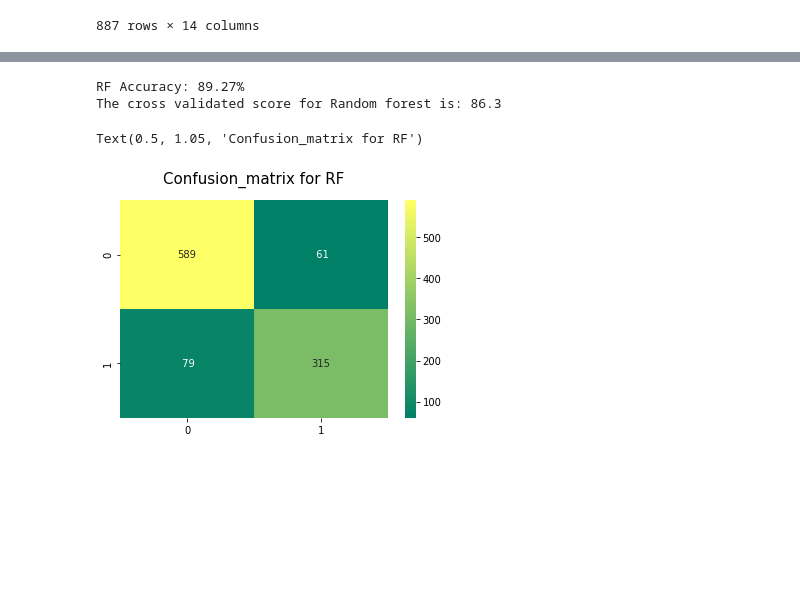
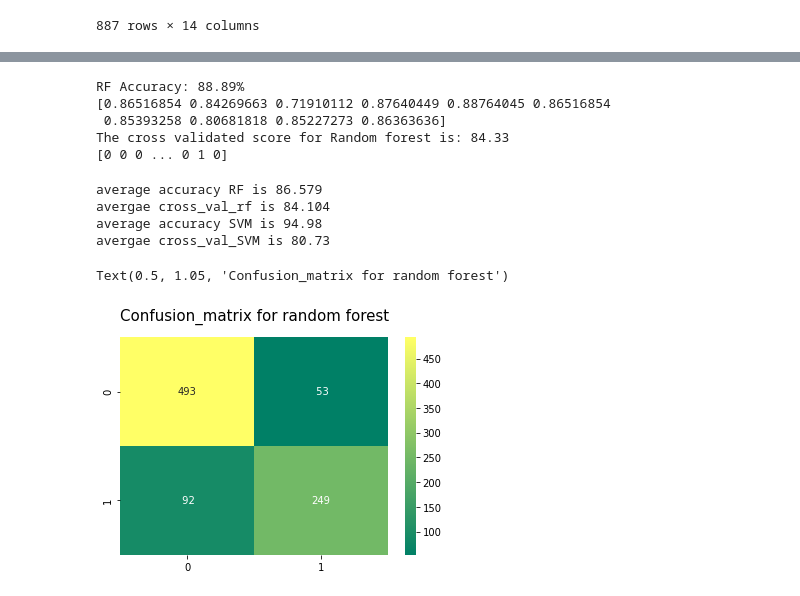
Before and after one commit to Karim-1/data-mining, a Jupyter notebook: assignment1/exercise2/Task 2 newnew.ipynb, the cells around one changed output, grey strips where cells are left out. Drawn from its saved outputs; the diff is of its cells as text; code cells hidden in the pictures; blank space fills up the shorter version.

```diff
--- a/assignment1/exercise2/Task 2 newnew.ipynb
+++ b/assignment1/exercise2/Task 2 newnew.ipynb
@@ -535,22 +576,73 @@ from sklearn.preprocessing import LabelEncoder
 # %%
-from sklearn.model_selection import train_test_split
 
-clf = RandomForestClassifier(n_estimators=600,
-                             min_samples_split=5,
-                             min_samples_leaf=1,
-                             n_jobs=-1)
+
+clf = RandomForestClassifier()
 x_train, x_test, y_train, y_test = train_test_split(label_data, surv_data, test_size=0.2)
 clf.fit(x_train,  np.ravel(y_train))
 print("RF Accuracy: "+repr(round(clf.score(x_test, y_test) * 100, 2)) + "%")
 
 
-result_rf=cross_val_score(clf,x_train,y_train,cv=10,scoring='accuracy')
+result_rf=cross_val_score(clf,col_train,surv_train,cv=10,scoring='accuracy')
+print(result_rf)
 print('The cross validated score for Random forest is:',round(result_rf.mean()*100,2))
-y_pred = cross_val_predict(clf,x_train,y_train,cv=10)
-sns.heatmap(confusion_matrix(y_train,y_pred),annot=True,fmt='3.0f',cmap="summer")
-plt.title('Confusion_matrix for RF', y=1.05, size=15)
+# y_pred = cross_val_predict(clf,x_train,y_train,cv=10)
+# print(y_pred)
+# sns.heatmap(confusion_matrix(y_train,y_pred),annot=True,fmt='3.0f',cmap="summer")
+# plt.title('Confusion_matrix for RF', y=1.05, size=15)
 # %% [output]
-RF Accuracy: 89.27%
-The cross validated score for Random forest is: 86.3
+RF Accuracy: 88.89%
+[0.86516854 0.84269663 0.71910112 0.87640449 0.88764045 0.86516854
+ 0.85393258 0.80681818 0.85227273 0.86363636]
+The cross validated score for Random forest is: 84.33
+[0 0 0 ... 0 1 0]
-Text(0.5, 1.05, 'Confusion_matrix for RF')
-[figure, removed]
+# %%
+rf_score=[]
+cross_val_rf = []
+for i in range(10):
+    clf = RandomForestClassifier()
+    clf.fit(col_train,  np.ravel(surv_train))
+    sc = round(clf.score(col_test, surv_test) * 100, 2)
+    rf_score.append(sc)
+
+    result_rf=cross_val_score(clf,col_train,surv_train,cv=10,scoring='accuracy')
+    cross_val_rf.append(round(result_rf.mean()*100,2))
+
+print('average accuracy RF is', np.mean(rf_score))
+print('avergae cross_val_rf is', np.mean(cross_val_rf))
+
+SVM_score=[]
+cross_val_SVM = []
+for i in range(10):
+    SVM = make_pipeline(StandardScaler(),LinearSVC(dual=False))
+    SVM.fit(col_train,  np.ravel(surv_train))
+    sc = round(SVM.score(col_test, surv_test) * 100, 2)
+    SVM_score.append(sc)
+
+    result_rf=cross_val_score(SVM,col_train,surv_train,cv=10,scoring='accuracy')
+    cross_val_SVM.append(round(result_rf.mean()*100,2))
+
+print('average accuracy SVM is', np.mean(SVM_score))
+print('avergae cross_val_SVM is', np.mean(cross_val_SVM))
+
+
+y_pred = cross_val_predict(clf,col_train,surv_train,cv=10)
+sns.heatmap(confusion_matrix(col_train,y_pred),annot=True,fmt='3.0f',cmap="summer")
+plt.title('Confusion_matrix for random forest', y=1.05, size=15)
+# %% [output]
+average accuracy RF is 86.579
+avergae cross_val_rf is 84.104
+average accuracy SVM is 94.98
+avergae cross_val_SVM is 80.73
+# %%
+clf = RandomForestClassifier()
+# clf.fit(col_train,  np.ravel(surv_train))
+# print("NB Accuracy: "+repr(round(clf.score(col_test, surv_test) * 100, 2)) + "%")
+# result_rf=cross_val_score(clf,col_train,surv_train,cv=10,scoring='accuracy')
+# print('The cross validated score for GNB is:',round(result_rf.mean()*100,2))
+
+y_pred = cross_val_predict(clf,col_train,surv_train,cv=10)
+sns.heatmap(confusion_matrix(surv_train,y_pred),annot=True,fmt='3.0f',cmap="summer")
+plt.title('Confusion_matrix for random forest', y=1.05, size=15)
+# %% [output]
+Text(0.5, 1.05, 'Confusion_matrix for random forest')
+[figure, added]
```
Also changed, not shown: parts of 18 cells of this notebook.
